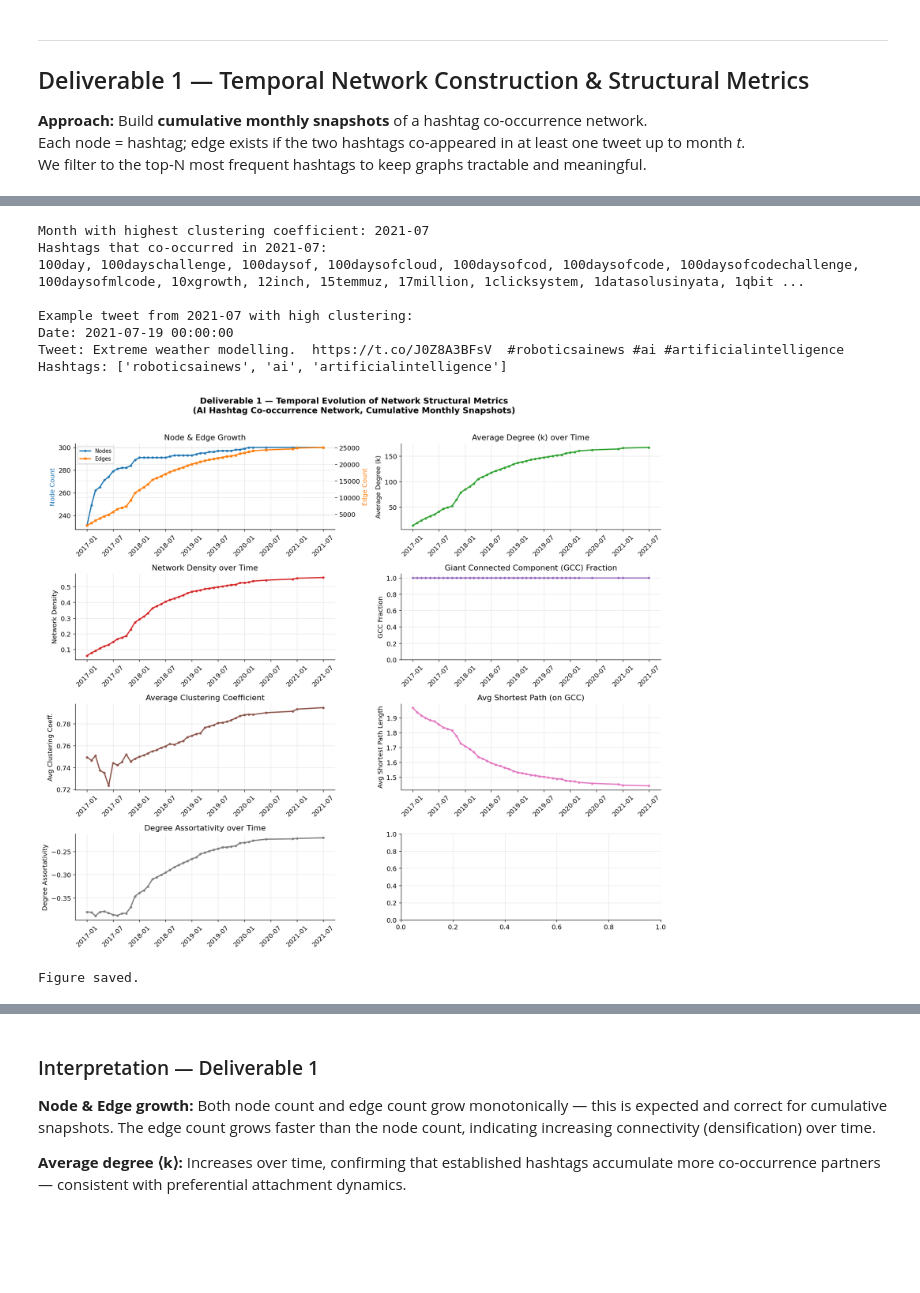
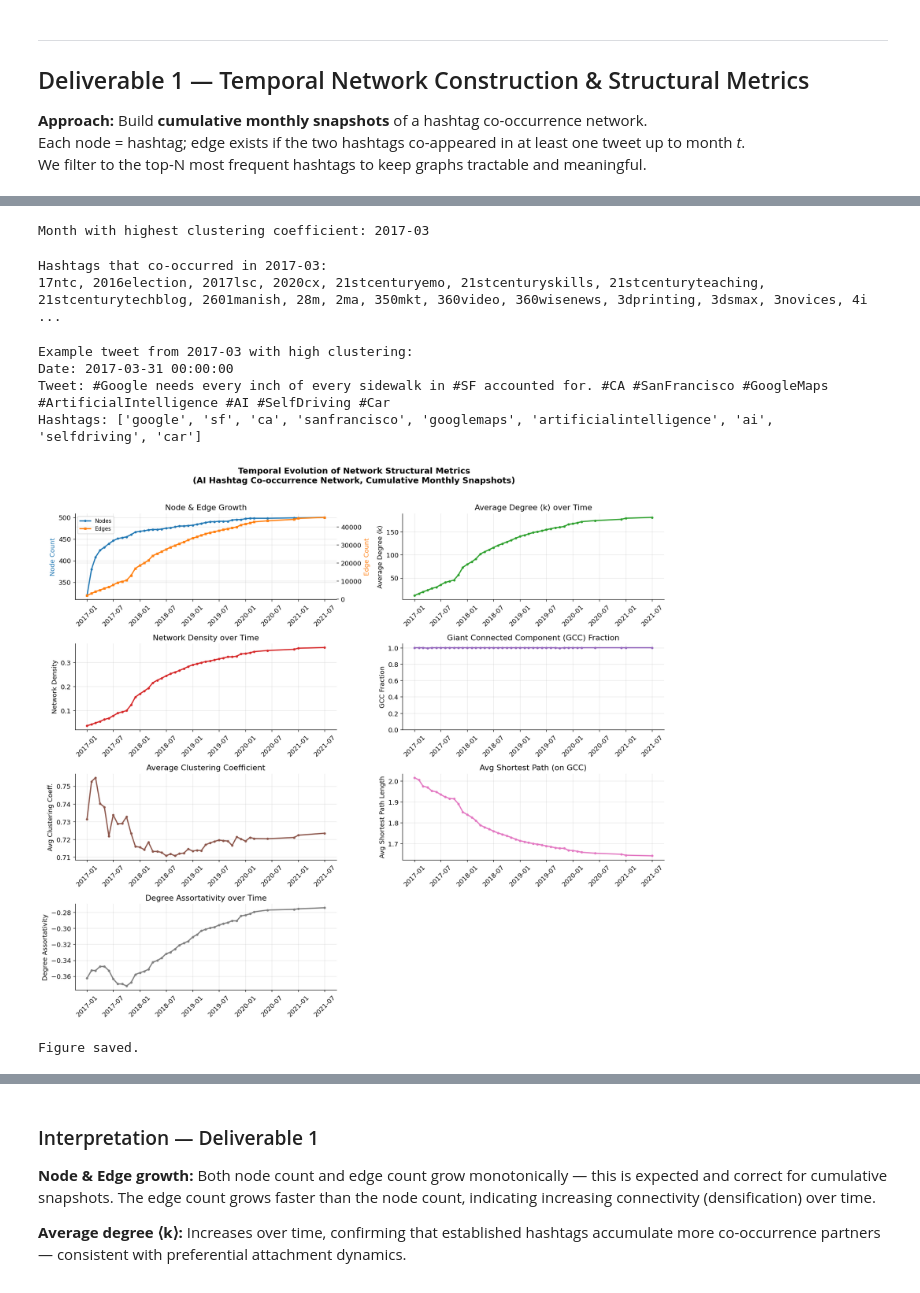
Before and after one commit to n4m4n-3irl4/Temporal-Evoluation-of-Networks, a Jupyter notebook: ai_twitter_temporal_network.ipynb, the cells around one changed output, grey strips where cells are left out. Saved outputs shown, nothing was run; the diff lists cells and outputs as text; code cells hidden in the pictures; blank space fills up the shorter version.

```diff
--- a/ai_twitter_temporal_network.ipynb
+++ b/ai_twitter_temporal_network.ipynb
@@ -101,0 +67,4 @@ Top 15 hashtags:
+# %%
+df = df_raw[df_raw['hashtag_list'].apply(len) >= 1].copy()
+df['year_month'] = df['date'].dt.to_period('M')
+df.head()
@@ -169,5 +189,4 @@ plt.show()
 # %%
-# ── Compute structural metrics for each snapshot ─────────────────────────────
 def giant_component_fraction(G):
     if G.number_of_nodes() == 0: return 0
     gcc = max(nx.connected_components(G), key=len)
@@ -178,41 +197,23 @@ def avg_shortest_path_gcc(G):
     if G.number_of_nodes() < 2: return np.nan
     gcc_nodes = max(nx.connected_components(G), key=len)
     H = G.subgraph(gcc_nodes)
-    if H.number_of_nodes() < 2: return np.nan
-    # Sample for large graphs
-    if H.number_of_nodes() > 500:
-        sample = random.sample(list(H.nodes()), 100)
-        lengths = []
-        for src in sample:
-            sp = nx.single_source_shortest_path_length(H, src)
-            lengths.extend(sp.values())
-        return np.mean([l for l in lengths if l > 0])
     return nx.average_shortest_path_length(H)
 
 metrics = []
-for month in sorted_months:
+
+for month in tqdm(sorted_months, desc='Computing metrics'):
     G = snapshots[month]
     n = G.number_of_nodes()
     e = G.number_of_edges()
-    if n < 2:
-        metrics.append({'month': str(month), 'nodes': n, 'edges': e,
-                        'avg_degree': 0, 'density': 0, 'gcc_fraction': 0,
-                        'avg_clustering': 0, 'avg_shortest_path': np.nan})
-        continue
     avg_deg = 2 * e / n
     density = nx.density(G)
     gcc_frac = giant_component_fraction(G)
     avg_clust = nx.average_clustering(G)
     asp = avg_shortest_path_gcc(G)
-    assort = [nx.degree_assortativity_coefficient(snapshots[m]) for m in sorted_months]
+    assort=nx.degree_assortativity_coefficient(G)
     metrics.append({
         'month': str(month), 'nodes': n, 'edges': e,
         'avg_degree': avg_deg, 'density': density,
         'gcc_fraction': gcc_frac, 'avg_clustering': avg_clust,
-        'avg_shortest_path': asp, 'degree_assortativity': assort[sorted_months.index(month)]
+        'avg_shortest_path': asp, 'degree_assortativity': assort
     })
-
-metrics_df = pd.DataFrame(metrics)
-metrics_df['month_dt'] = pd.PeriodIndex(metrics_df['month'], freq='M').to_timestamp()
-print('Metrics computed. Preview:')
-metrics_df[['month','nodes','edges','avg_degree','density','gcc_fraction','avg_clustering','avg_shortest_path','degree_assortativity']].head(6)
@@ -228,16 +236,19 @@ Metrics computed. Preview:
+# %%
+# print one random case where hashtags appear together with a high clustering coefficient
+high_clust_month = metrics_df.sort_values('avg_clustering', ascending=False).iloc[0]['month']
+print(f'\nMonth with highest clustering coefficient: {high_clust_month}')
+# %% [output]
+Month with highest clustering coefficient: 2017-03
+# %%
+high_clust_tags = set()
+for tags in df[df['year_month'] == high_clust_month]['hashtag_list']:
+    high_clust_tags.update(tags)
+print(f'Hashtags that co-occurred in {high_clust_month}:')
+print(', '.join(sorted(high_clust_tags)))
+# %% [output]
+Hashtags that co-occurred in 2017-03:
+17ntc, 2016election, 2017lsc, 2020cx, 21stcenturyemo, 21stcenturyskills, 21stcenturyteaching, 21stcenturytechblog, 2601manish, 28m, 2ma, 350mkt, 360video, 360wisenews, 3dprinting, 3dsmax, 3novices, 4i ...
 # %%
-# print one random case where hashtags appear together with a high clustering coefficient
-high_clust_month = metrics_df.sort_values('avg_clustering', ascending=False).iloc[0]['month']
-print(f'\nMonth with highest clustering coefficient: {high_clust_month}')
-
-# print hashtags that co-occurred in that month
-high_clust_tags = set()
-for tags in df[df['year_month'] == high_clust_month]['hashtag_list']:
-    high_clust_tags.update(tags)
-print(f'Hashtags that co-occurred in {high_clust_month}:')
-print(', '.join(sorted(high_clust_tags)))
-
-# print a tweet from that month that contains at least 3 of those hashtags
 for _, row in df[df['year_month'] == high_clust_month].iterrows():
     if len(set(row['hashtag_list']) & high_clust_tags) >= 3:
         print(f'\nExample tweet from {high_clust_month} with high clustering:')
@@ -246,22 +257,18 @@ for _, row in df[df['year_month'] == high_clust_month].iterrows():
         print(f'Hashtags: {row["hashtag_list"]}')
         break
 # %% [output]
-Month with highest clustering coefficient: 2021-07
-Hashtags that co-occurred in 2021-07:
-100day, 100dayschallenge, 100daysof, 100daysofcloud, 100daysofcod, 100daysofcode, 100daysofcodechallenge, 100daysofmlcode, 10xgrowth, 12inch, 15temmuz, 17million, 1clicksystem, 1datasolusinyata, 1qbit ...
-
-Example tweet from 2021-07 with high clustering:
-Date: 2021-07-19 00:00:00
-Tweet: Extreme weather modelling.  https://t.co/J0Z8A3BFsV  #roboticsainews #ai #artificialintelligence
-Hashtags: ['roboticsainews', 'ai', 'artificialintelligence']
+Example tweet from 2017-03 with high clustering:
+Date: 2017-03-31 00:00:00
+Tweet: #Google needs every inch of every sidewalk in #SF accounted for. #CA #SanFrancisco #GoogleMaps #ArtificialIntelligence #AI #SelfDriving #Car
+Hashtags: ['google', 'sf', 'ca', 'sanfrancisco', 'googlemaps', 'artificialintelligence', 'ai', 'selfdriving', 'car']
 # %%
-# ── Multi-panel plot of structural evolution ──────────────────────────────────
 fig, axes = plt.subplots(4, 2, figsize=(15, 13))
-fig.suptitle('Deliverable 1 — Temporal Evolution of Network Structural Metrics\n'
+fig.suptitle('Temporal Evolution of Network Structural Metrics\n'
              '(AI Hashtag Co-occurrence Network, Cumulative Monthly Snapshots)',
              fontsize=14, fontweight='bold', y=1.01)
 
 x = metrics_df['month_dt']
+assort=metrics_df['degree_assortativity']
 
 # Panel 1: Nodes & Edges
 ax = axes[0, 0]
@@ -299,34 +306,37 @@ ax.set_title('Giant Connected Component (GCC) Fraction')
 ax.tick_params(axis='x', rotation=45)
 
 # Panel 5: Avg Clustering Coefficient
 ax = axes[2, 0]
 ax.plot(x, metrics_df['avg_clustering'], color=PALETTE[5], lw=2, marker='o', ms=3)
 ax.set_ylabel('Avg Clustering Coeff.')
 ax.set_title('Average Clustering Coefficient')
 ax.tick_params(axis='x', rotation=45)
 
 # Panel 6: Avg Shortest Path
 ax = axes[2, 1]
 asp_valid = metrics_df.dropna(subset=['avg_shortest_path'])
 ax.plot(asp_valid['month_dt'], asp_valid['avg_shortest_path'],
         color=PALETTE[6], lw=2, marker='o', ms=3)
 ax.set_ylabel('Avg Shortest Path Length')
 ax.set_title('Avg Shortest Path (on GCC)')
 ax.tick_params(axis='x', rotation=45)
 
 # Panel 7: Degree Assortativity
 ax = axes[3, 0]
 ax.plot(x, assort, color=PALETTE[7], lw=2, marker='o', ms=3)
 ax.set_ylabel('Degree Assortativity')
 ax.set_title('Degree Assortativity over Time')
 ax.tick_params(axis='x', rotation=45)
 
+#do not show panel 8
+axes[3, 1].axis('off')
+
 plt.tight_layout()
 plt.savefig('d1_structural_metrics.png', bbox_inches='tight', dpi=130)
 plt.show()
 print('Figure saved.')
 # %% [output]
-[figure, old version]
+[figure, new version]
 Figure saved.
 # %%
 # Add this cell after your metrics computation
```
Also changed, not shown: parts of 35 cells of this notebook, 3 other files.
